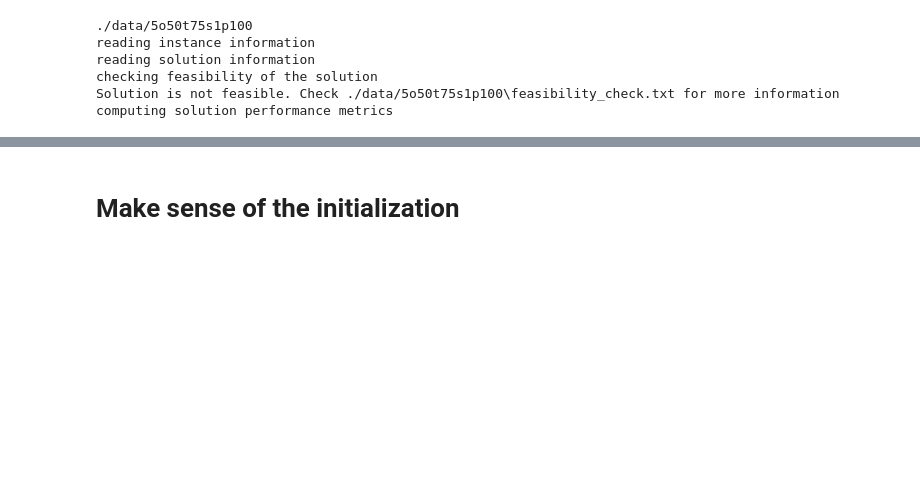
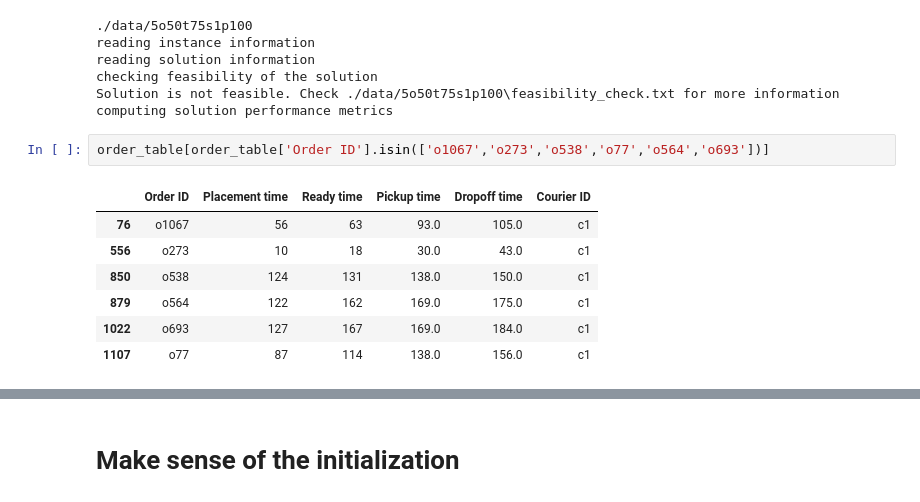
Before and after one commit to spencerkmarley/smu-cs606-meal-delivery-routing-problem, a Jupyter notebook: main.ipynb, the cells around one changed output, grey strips where cells are left out. Drawn from its saved outputs; the diff is of its cells as text; blank space fills up the shorter version.

```diff
--- a/main.ipynb
+++ b/main.ipynb
@@ -1146,3 +1275,13 @@ reading solution information
 checking feasibility of the solution
 Solution is not feasible. Check ./data/5o50t75s1p100\feasibility_check.txt for more information
 computing solution performance metrics
+# %%
+order_table[order_table['Order ID'].isin(['o1067','o273','o538','o77','o564','o693'])]
+# %% [output]
+|  | Order ID | Placement time | Ready time | Pickup time | Dropoff time | Courier ID |
+| 76 | o1067 | 56 | 63 | 93.0 | 105.0 | c1 |
+| 556 | o273 | 10 | 18 | 30.0 | 43.0 | c1 |
+| 850 | o538 | 124 | 131 | 138.0 | 150.0 | c1 |
+| 879 | o564 | 122 | 162 | 169.0 | 175.0 | c1 |
+| 1022 | o693 | 127 | 167 | 169.0 | 184.0 | c1 |
+| 1107 | o77 | 87 | 114 | 138.0 | 156.0 | c1 |
```
Also changed, not shown: parts of 13 cells of this notebook, 3 other files.
